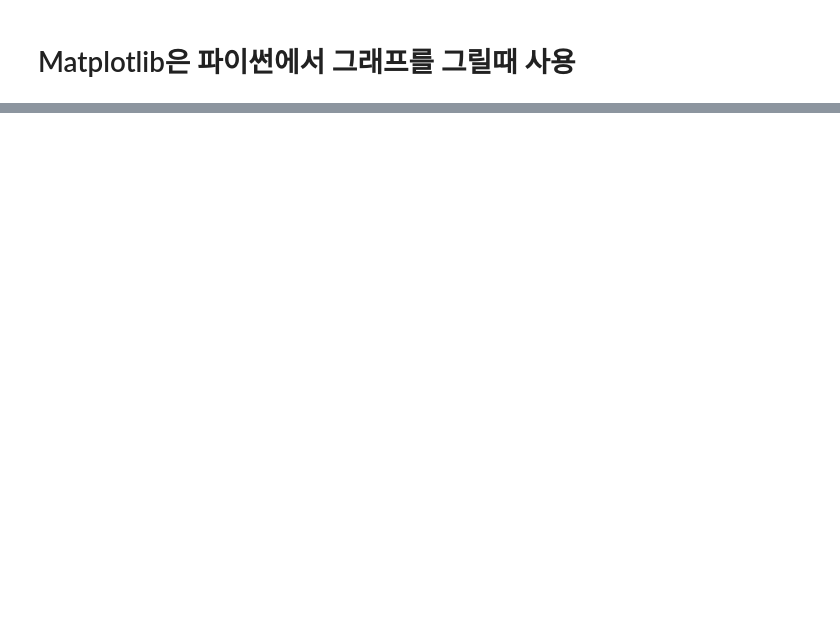
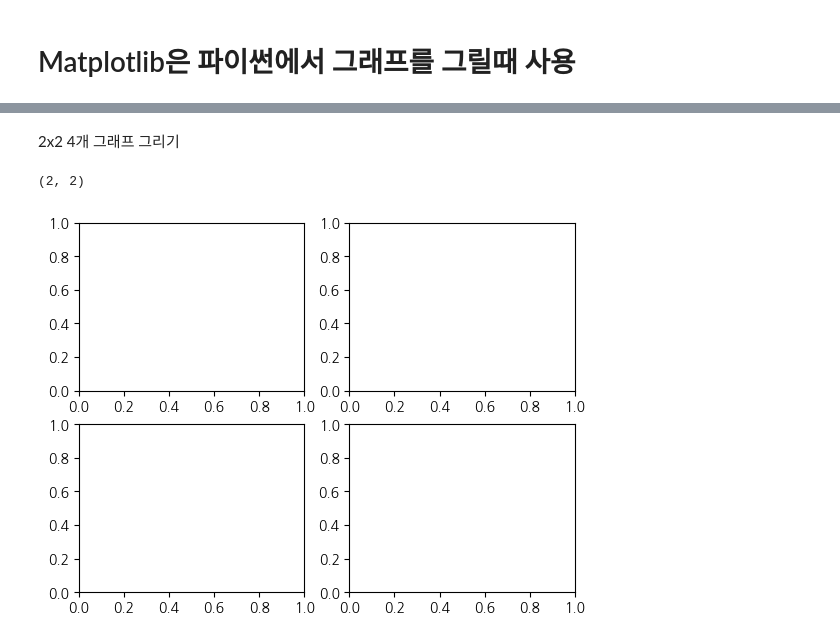
Before and after one commit to akafintech/fintech_service_2nd_aka, a Jupyter notebook: 05MACHINE_LEARNING/04_matplotlib_사용법.ipynb, the cells around one changed output, grey strips where cells are left out. Cells and saved outputs as stored; diff of their text form; code cells hidden in the pictures; blank space fills up the shorter version.

```diff
--- a/05MACHINE_LEARNING/04_matplotlib_사용법.ipynb
+++ b/05MACHINE_LEARNING/04_matplotlib_사용법.ipynb
@@ -8,0 +36,9 @@ https://plotly.com/python/
+# %% [markdown]
+2x2 4개 그래프 그리기
+# %%
+fig, ax = plt.subplots(2,2)
+print(ax.shape)
+plt.show()
+# %% [output]
+(2, 2)
+[figure, added]
```
Also changed, not shown: parts of 33 cells of this notebook, 2 other files.
